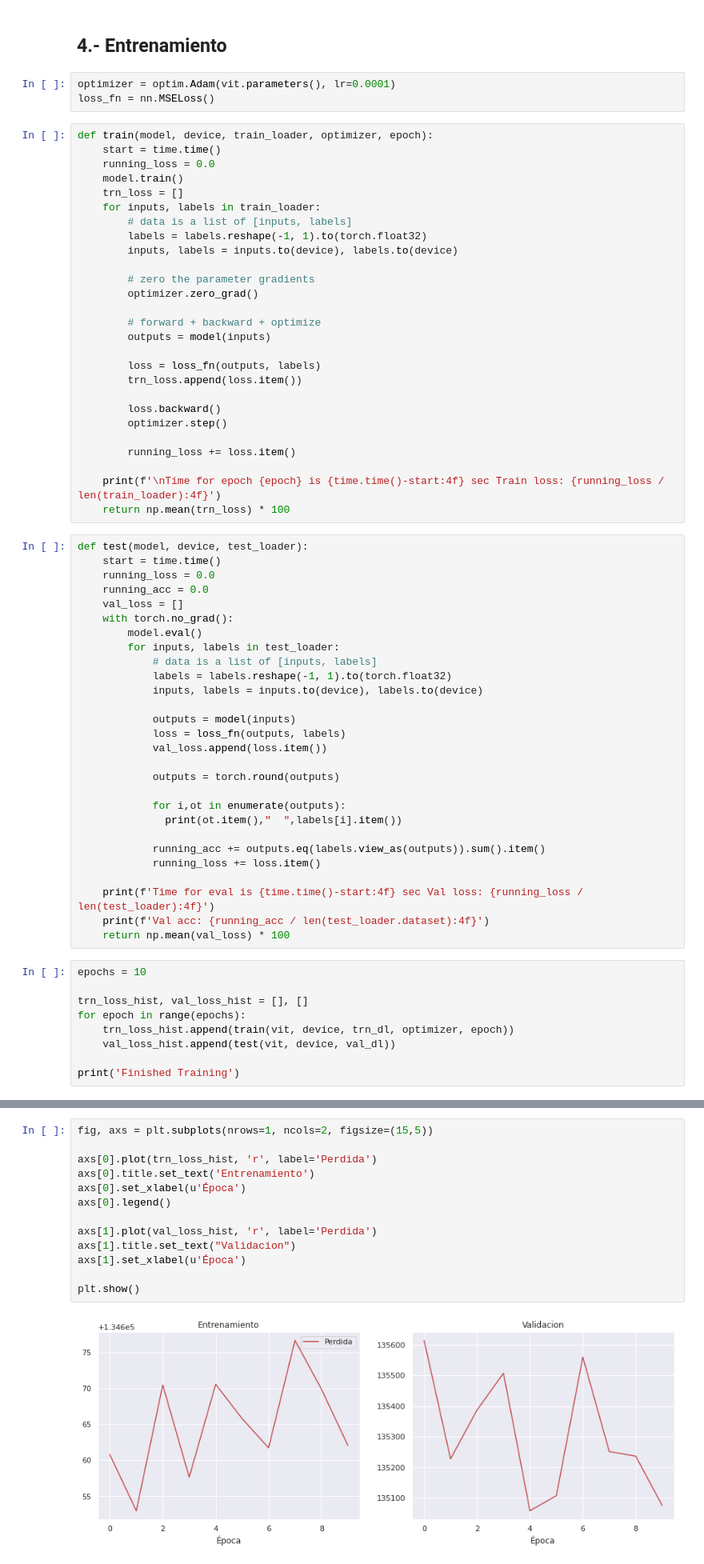
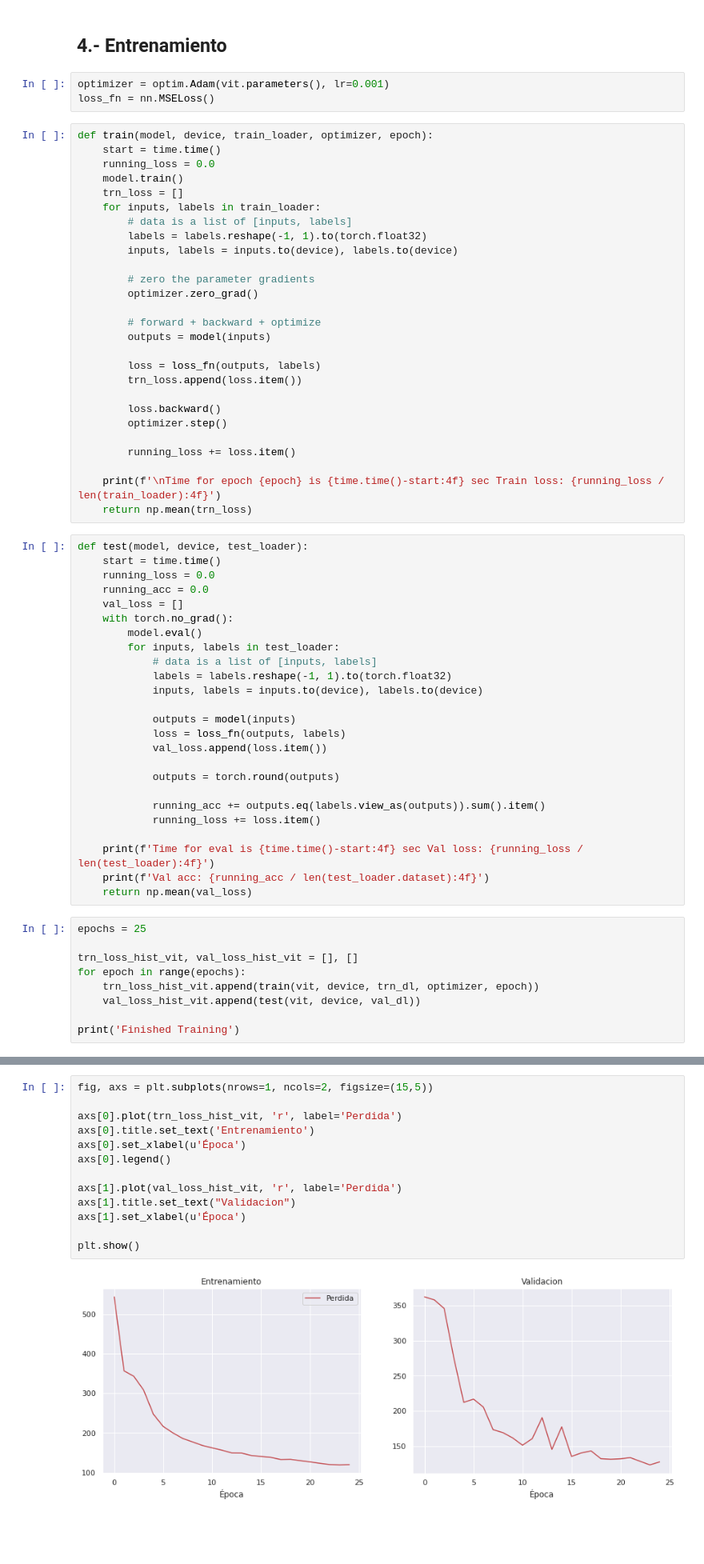
Before and after one commit to JorgeTonatiuh/redes_basadas_atencion_tarea3, a Jupyter notebook: Redes_basadas_en_atencion.ipynb, the cells around one changed output, grey strips where cells are left out. Shown at 80% size. Drawn from its saved outputs; the diff is of its cells as text; blank space fills up the shorter version.

```diff
--- a/Redes_basadas_en_atencion.ipynb
+++ b/Redes_basadas_en_atencion.ipynb
@@ -673,7 +672,7 @@ ViT(
 # %% [markdown]
 ## 4.- Entrenamiento
 # %%
-optimizer = optim.Adam(vit.parameters(), lr=0.0001)
+optimizer = optim.Adam(vit.parameters(), lr=0.001)
 loss_fn = nn.MSELoss()
 # %%
 def train(model, device, train_loader, optimizer, epoch):
@@ -701,7 +700,7 @@ def train(model, device, train_loader, optimizer, epoch):
         running_loss += loss.item()
 
     print(f'\nTime for epoch {epoch} is {time.time()-start:4f} sec Train loss: {running_loss / len(train_loader):4f}')
-    return np.mean(trn_loss) * 100
+    return np.mean(trn_loss)
 # %%
 def test(model, device, test_loader):
     start = time.time()
@@ -721,22 +720,19 @@ def test(model, device, test_loader):
 
             outputs = torch.round(outputs)
 
-            for i,ot in enumerate(outputs):
-              print(ot.item(),"  ",labels[i].item())
-
             running_acc += outputs.eq(labels.view_as(outputs)).sum().item()
             running_loss += loss.item()
 
     print(f'Time for eval is {time.time()-start:4f} sec Val loss: {running_loss / len(test_loader):4f}')
     print(f'Val acc: {running_acc / len(test_loader.dataset):4f}')
-    return np.mean(val_loss) * 100
+    return np.mean(val_loss)
 # %%
-epochs = 10
+epochs = 25
 
-trn_loss_hist, val_loss_hist = [], []
+trn_loss_hist_vit, val_loss_hist_vit = [], []
 for epoch in range(epochs):
-    trn_loss_hist.append(train(vit, device, trn_dl, optimizer, epoch))
-    val_loss_hist.append(test(vit, device, val_dl))
+    trn_loss_hist_vit.append(train(vit, device, trn_dl, optimizer, epoch))
+    val_loss_hist_vit.append(test(vit, device, val_dl))
 
 print('Finished Training')
 # %% [output]
@@ -761,15 +756,15 @@ KeyboardInterrupt: ignored
 # %%
 fig, axs = plt.subplots(nrows=1, ncols=2, figsize=(15,5))
 
-axs[0].plot(trn_loss_hist, 'r', label='Perdida')
+axs[0].plot(trn_loss_hist_vit, 'r', label='Perdida')
 axs[0].title.set_text('Entrenamiento')
 axs[0].set_xlabel(u'Época')
 axs[0].legend()
 
-axs[1].plot(val_loss_hist, 'r', label='Perdida')
+axs[1].plot(val_loss_hist_vit, 'r', label='Perdida')
 axs[1].title.set_text("Validacion")
 axs[1].set_xlabel(u'Época')
 
 plt.show()
 # %% [output]
-[figure, old version]
+[figure, new version]
```
Also changed, not shown: parts of 22 cells of this notebook.
